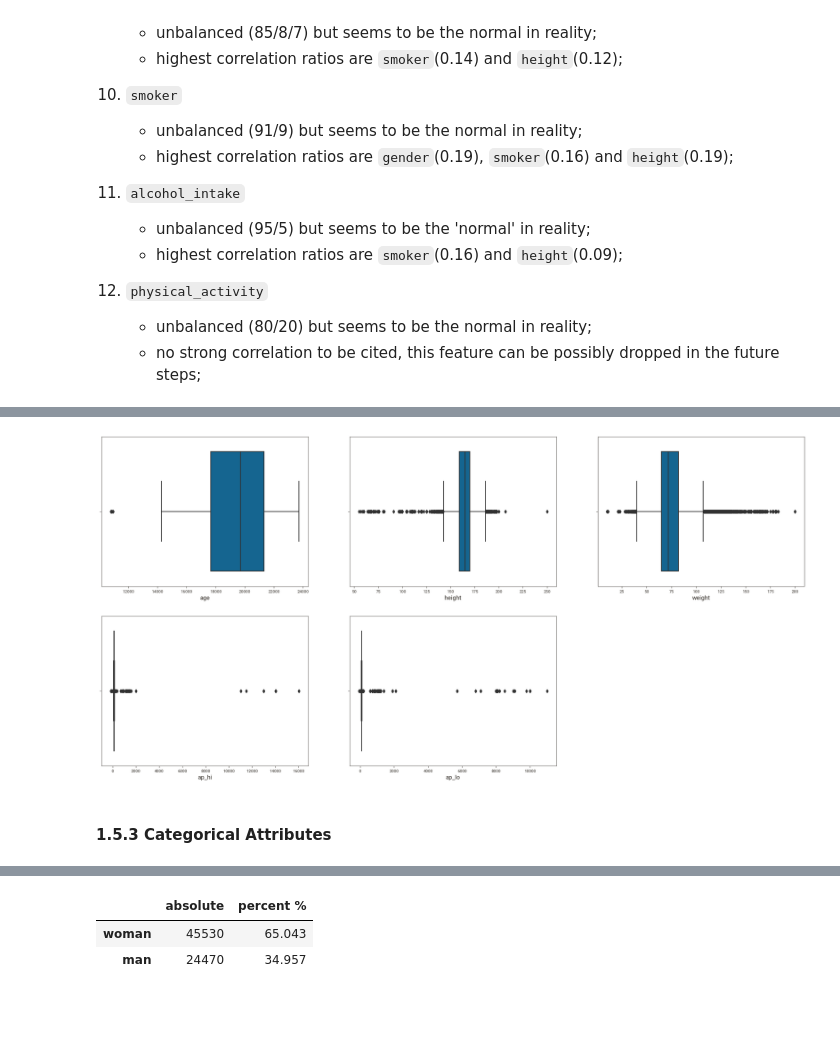
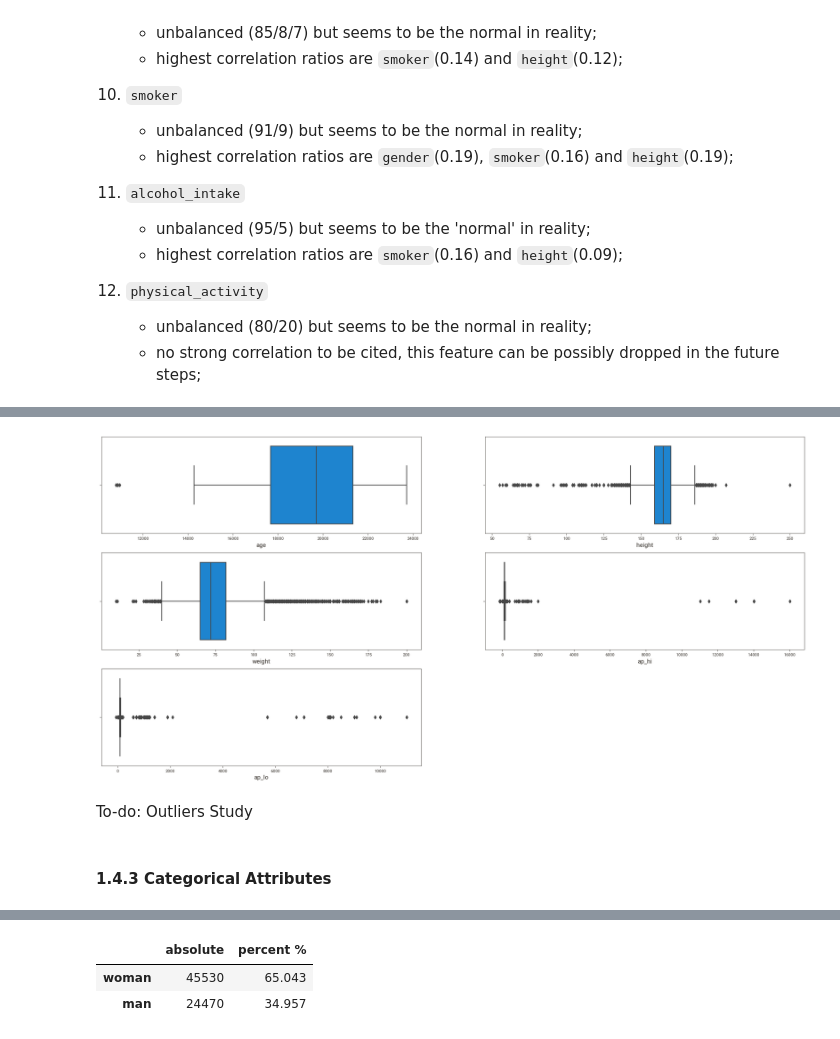
Before and after one commit to GuttoF/cardio_catch_disease, a Jupyter notebook: notebooks/c01.ipynb, the cells around one changed output, grey strips where cells are left out. Saved outputs shown, nothing was run; the diff lists cells and outputs as text; code cells hidden in the pictures; blank space fills up the shorter version.

```diff
--- a/notebooks/c01.ipynb
+++ b/notebooks/c01.ipynb
@@ -157,2 +175,22 @@ def multiple_histplots(data: Union[int, float, str], rows: int, cols: int):
 
     return ax
+# %%
+def multiple_boxplots(df: Union[int, float, str], rows: int, cols: int):
+    """
+    Shows a matrix with boxplots of selected features.
+
+    Args:
+        df ([dataframe]): [Insert all categorical attributes in the dataset]
+        rows ([int]): [Insert the number of rows of the subplot]
+        cols ([int]): [Insert the number of columns of the subplot]
+
+    Returns:
+        [Image]: [A matrix plot with boxplots]
+    """
+
+    for i, col in enumerate(df.columns, 1):
+        plt.subplot(rows, cols, i)
+        ax = sns.boxplot(data = df, x = col)
+        plt.ylabel('')
+
+    return ax
@@ -346,14 +530,11 @@ multiple_histplots(num_attributes, 2, 3);
-# %%
-i = 1
-plt.style.use('tableau-colorblind10')
-for col in num_attributes:
-    plt.subplot(2, 3, i)
-    ax = sns.boxplot(data = num_attributes, x = col)
-    i += 1
-# %% [output]
-[figure, removed]
+# %%
+multiple_boxplots(num_attributes, 3, 2);
+# %% [output]
+[figure, added]
+# %% [markdown]
+To-do: Outliers Study
 # %% [markdown]
-#### 1.5.3 Categorical Attributes
+#### 1.4.3 Categorical Attributes
 # %%
 df1_cat = df1.copy()
 
```
Also changed, not shown: parts of 117 cells of this notebook, 13 other files.
